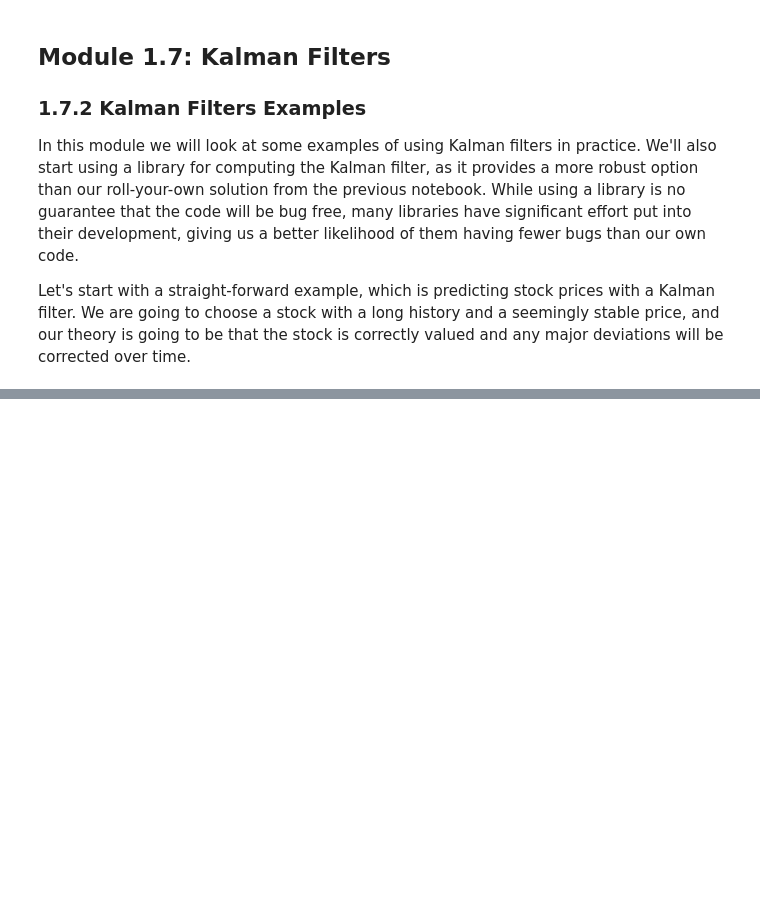
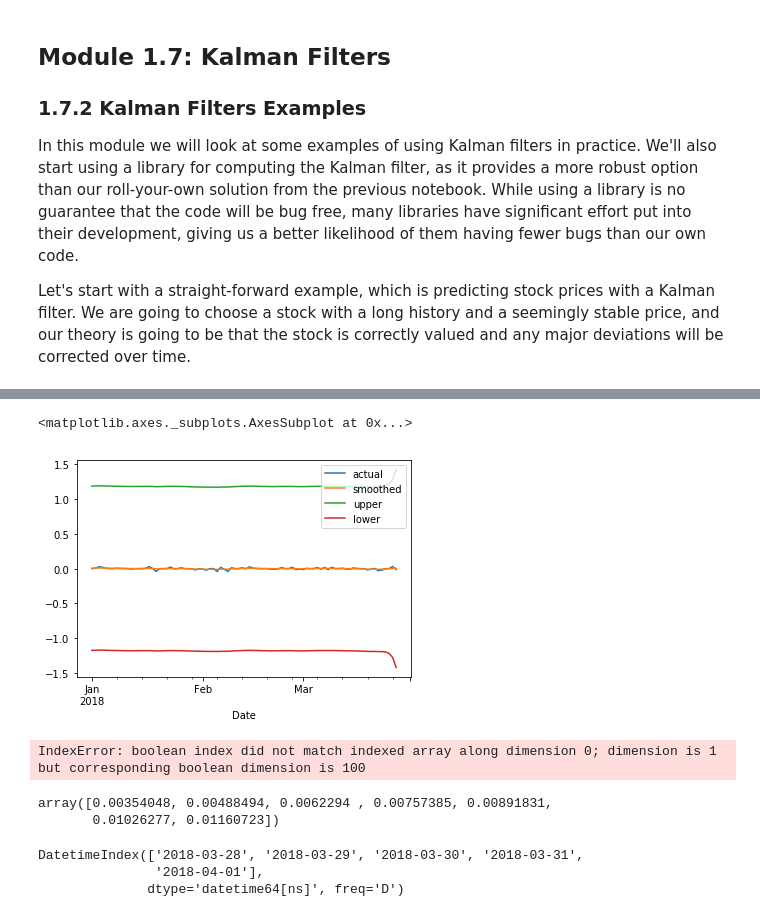
Before and after one commit to PythonCharmers/QuantFinance, a Jupyter notebook: notebooks/in_development/Module 1.7.2 - Kalman Filters Examples.ipynb, the cells around one changed output, grey strips where cells are left out. Drawn from its saved outputs; the diff is of its cells as text; code cells hidden in the pictures; blank space fills up the shorter version.

```diff
--- a/notebooks/in_development/Module 1.7.2 - Kalman Filters Examples.ipynb
+++ b/notebooks/in_development/Module 1.7.2 - Kalman Filters Examples.ipynb
@@ -75,0 +68,22 @@ kf.em(movement)
+# %%
+bounds = smoothed.observations.cov
+data = pd.DataFrame({"actual": movement,
+                     "smoothed": smoothed.observations.mean,
+                     "upper": smoothed.observations.mean + bounds,
+                     "lower": smoothed.observations.mean - bounds
+                    })
+# %%
+data["2018":].plot()
+# %% [output]
+<matplotlib.axes._subplots.AxesSubplot at 0x...>
+[figure, added]
+# %%
+n_predicted = 7
+predictions = kf.predict(movement, n_predicted)
+# %% [output]
+IndexError: boolean index did not match indexed array along dimension 0; dimension is 1 but corresponding boolean dimension is 100
+# %%
+predictions.observations.mean
+# %% [output]
+array([0.00354048, 0.00488494, 0.0062294 , 0.00757385, 0.00891831,
+       0.01026277, 0.01160723])
@@ -75,0 +94,6 @@ kf.em(movement)
+# %%
+extended_dates[:5]
+# %% [output]
+DatetimeIndex(['2018-03-28', '2018-03-29', '2018-03-30', '2018-03-31',
+               '2018-04-01'],
+              dtype='datetime64[ns]', freq='D')
```
Also changed, not shown: parts of 23 cells of this notebook.
